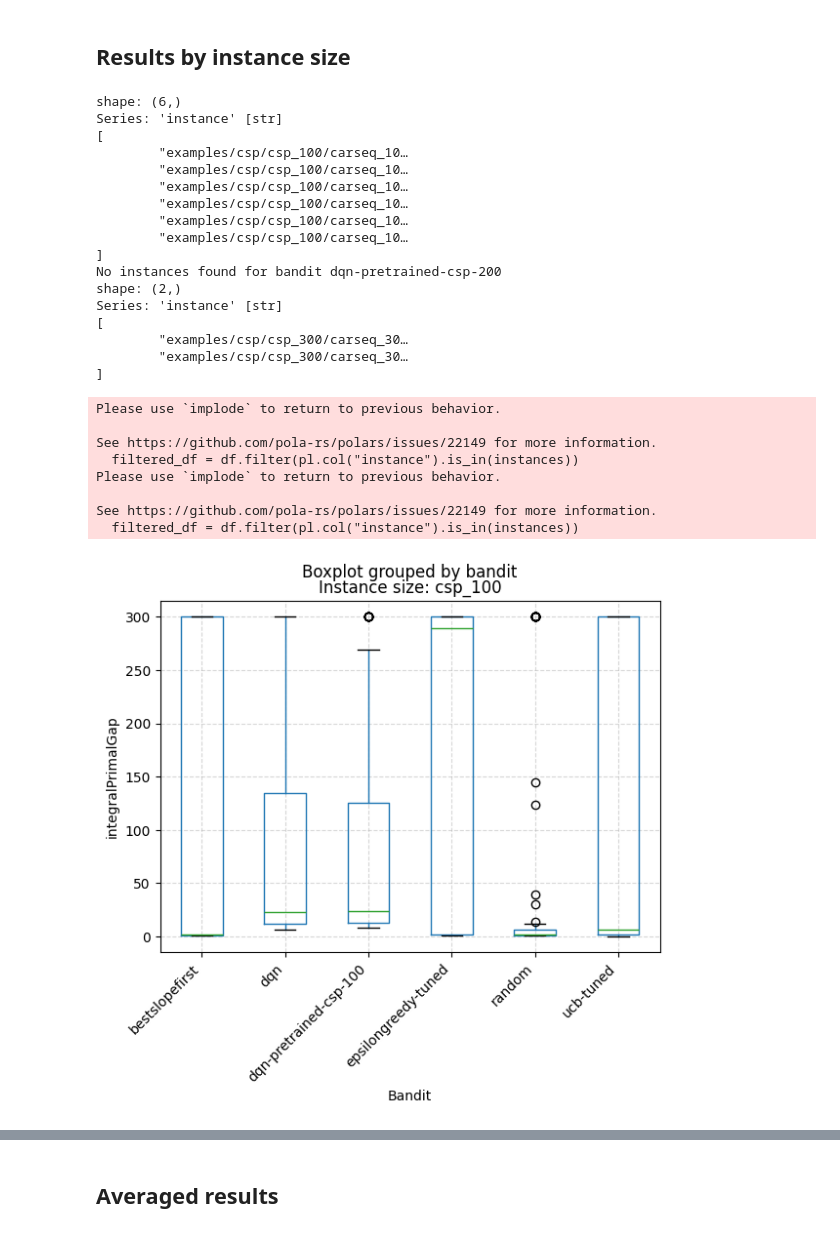
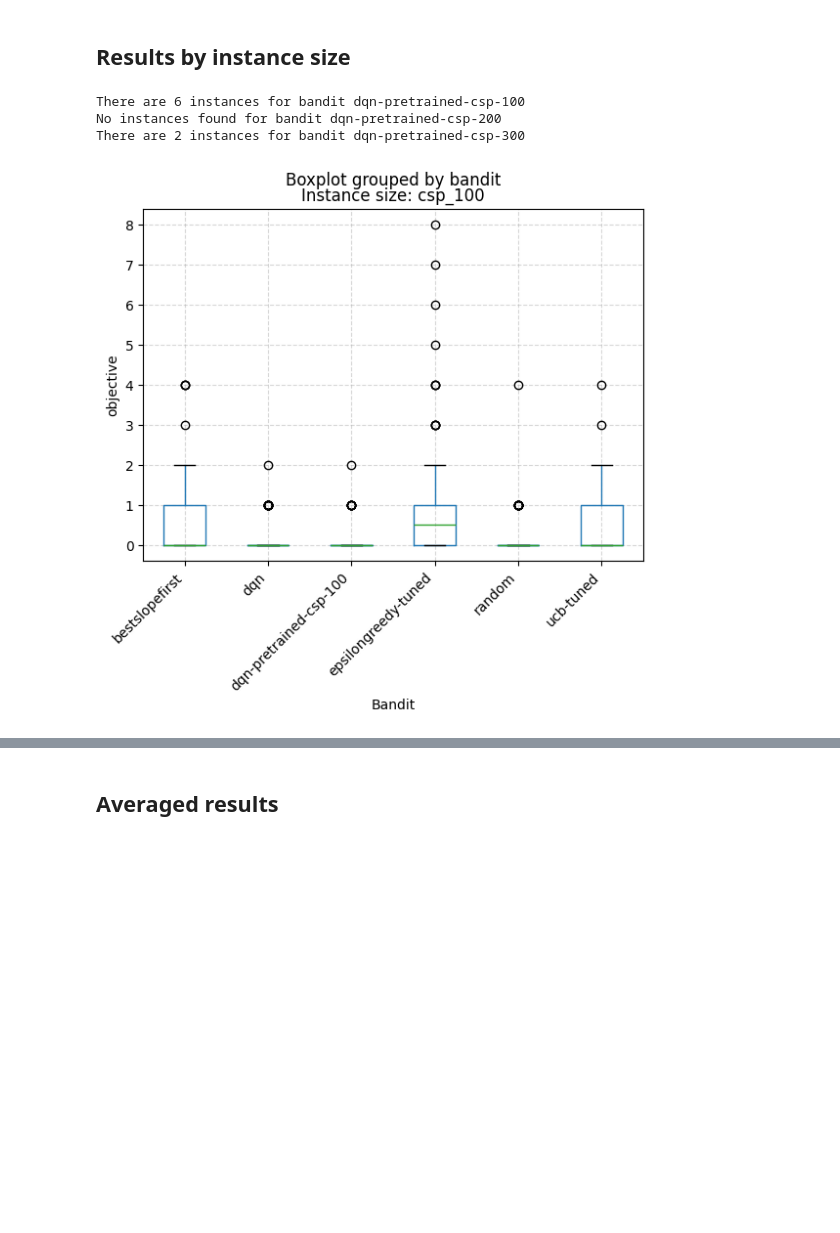
Before and after one commit to oscar-lib/LearningForOptimizing, a Jupyter notebook: src/python/plots.ipynb, the cells around one changed output, grey strips where cells are left out. Drawn from its saved outputs; the diff is of its cells as text; code cells hidden in the pictures; blank space fills up the shorter version.

```diff
--- a/src/python/plots.ipynb
+++ b/src/python/plots.ipynb
@@ -28,40 +28,19 @@ boxplot(df, "integralPrimalGap")
 # %%
 df = pl.read_csv("../../results/csp-all-results.csv")
 # Add a column for the instance size
 df = df.with_columns(pl.col("instance").str.split("/").list.get(2).alias("instance_size")).sort("instance_size")
 for instance_size in (100, 200, 300):
-    instances = df.filter(pl.col("bandit") == f"dqn-pretrained-csp-{instance_size}")["instance"].unique()
+    instances = df.filter(pl.col("bandit") == f"dqn-pretrained-csp-{instance_size}")["instance"].unique().to_list()
     if len(instances) == 0:
         print(f"No instances found for bandit dqn-pretrained-csp-{instance_size}")
         continue
-    print(instances)
+    print(f"There are {len(instances)} instances for bandit dqn-pretrained-csp-{instance_size}")
+    col = df["instance"]
     filtered_df = df.filter(pl.col("instance").is_in(instances))
     for (instance_size, *_), results in filtered_df.group_by("instance_size"):
-        boxplot(results, "integralPrimalGap", title=f"Instance size: {instance_size}")
+        boxplot(results, "objective", title=f"Instance size: {instance_size}")
 # %% [output]
-shape: (6,)
-Series: 'instance' [str]
-[
-        "examples/csp/csp_100/carseq_10…
-        "examples/csp/csp_100/carseq_10…
-        "examples/csp/csp_100/carseq_10…
-        "examples/csp/csp_100/carseq_10…
-        "examples/csp/csp_100/carseq_10…
-        "examples/csp/csp_100/carseq_10…
-]
+There are 6 instances for bandit dqn-pretrained-csp-100
 No instances found for bandit dqn-pretrained-csp-200
-shape: (2,)
-Series: 'instance' [str]
-[
-        "examples/csp/csp_300/carseq_30…
-        "examples/csp/csp_300/carseq_30…
-]
+There are 2 instances for bandit dqn-pretrained-csp-300
-Please use `implode` to return to previous behavior.
-
-See https://github.com/pola-rs/polars/issues/22149 for more information.
-  filtered_df = df.filter(pl.col("instance").is_in(instances))
-Please use `implode` to return to previous behavior.
-
-See https://github.com/pola-rs/polars/issues/22149 for more information.
-  filtered_df = df.filter(pl.col("instance").is_in(instances))
-[figure, old version]
+[figure, new version]
```
Also changed, not shown: parts of 1 cell of this notebook, 1 other file.
